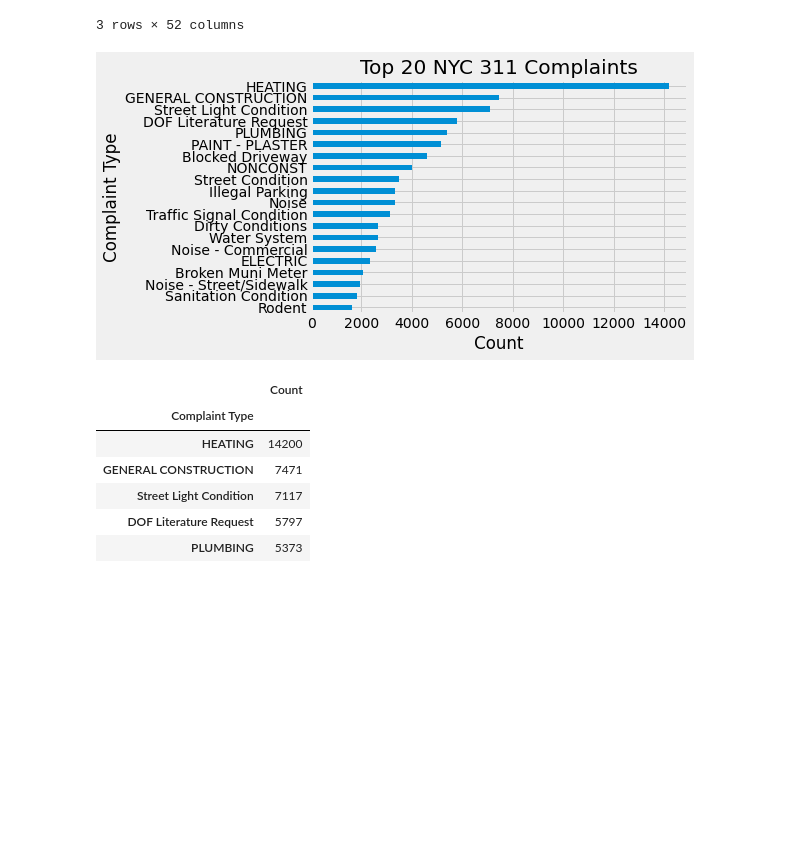
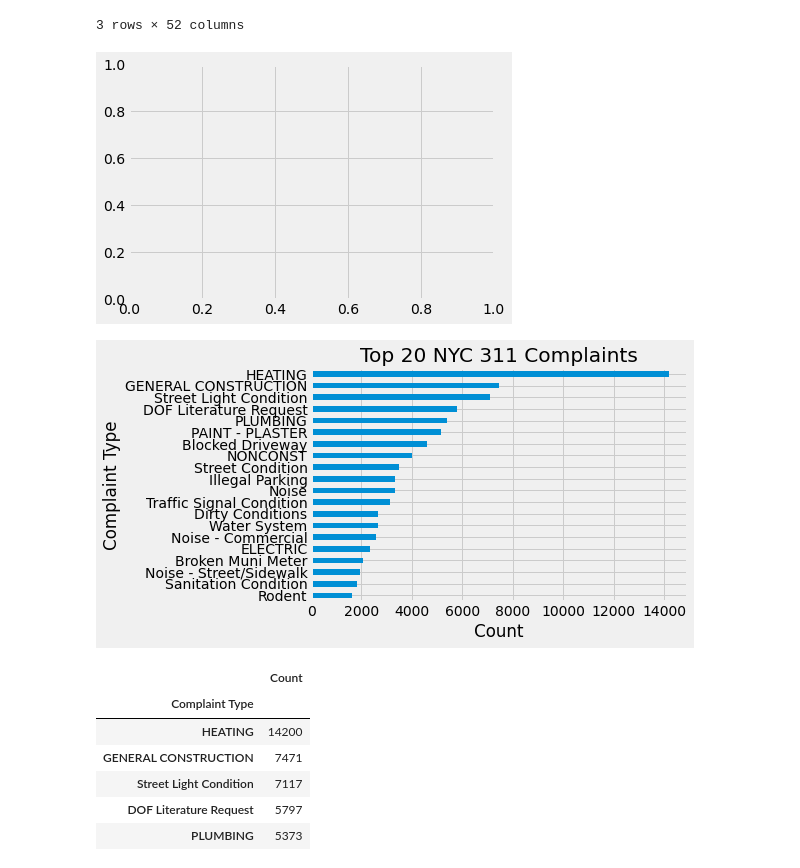
Before and after one commit to yuchild/erik_interviewqs, a Jupyter notebook: Question52_NYC_Complaints.ipynb, the cells around one changed output. Drawn from its saved outputs; the diff is of its cells as text; code cells hidden in the pictures; blank space fills up the shorter version.

```diff
--- a/Question52_NYC_Complaints.ipynb
+++ b/Question52_NYC_Complaints.ipynb
@@ -30,17 +30,19 @@ data.head(3)
 # %%
 complaint_vals = data['Complaint Type'].value_counts()[:20].values
 complaints = data['Complaint Type'].value_counts()[:20].index
 complaints_df = pd.DataFrame({'Complaint Type': complaints
                               , 'Count': complaint_vals
                              })
 complaints_df.set_index('Complaint Type', inplace = True)
+ax = plt.subplots(tight_layout=True)
 ax = complaints_df.plot.barh()
 ax.get_legend().remove()
 plt.xlabel('Count')
 plt.title('Top 20 NYC 311 Complaints')
 plt.gca().invert_yaxis()
 # %% [output]
-[figure, old version]
+[figure, new version]
+[figure, added]
 # %%
 complaints_df
 # %% [output]
```
